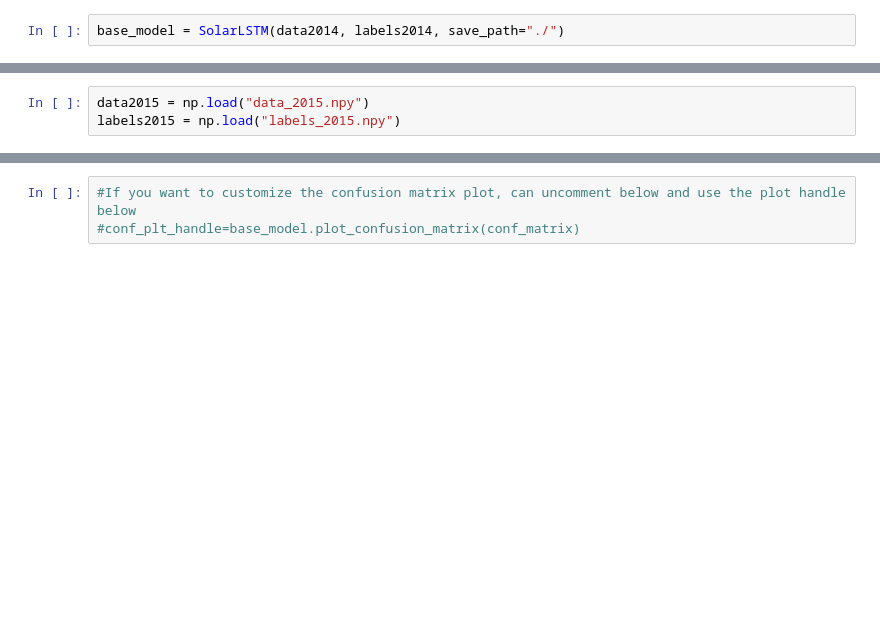
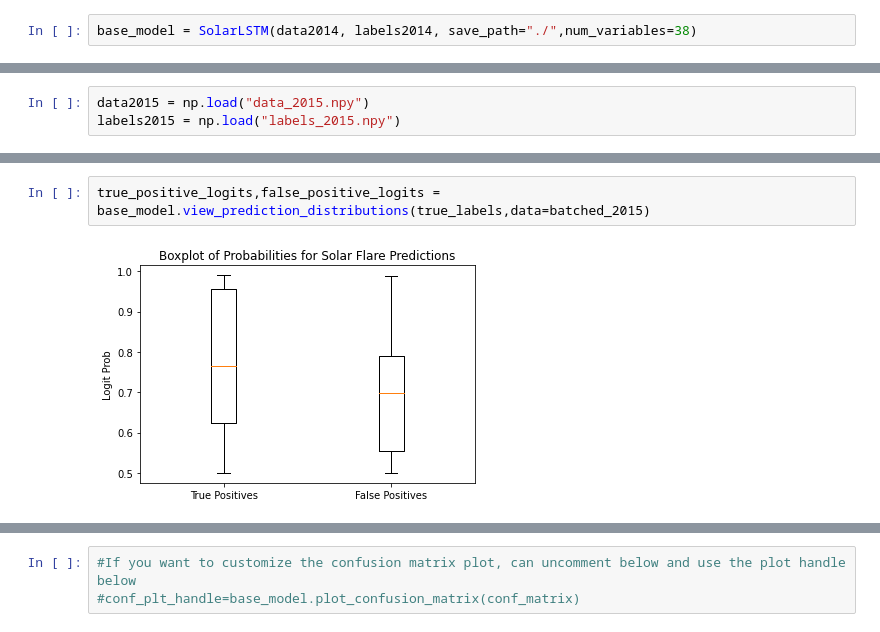
Before and after one commit to kbarbre/DS6050-SolarFlarePrediction, a Jupyter notebook: ColabNotebook_ModelPipeline.ipynb, the cells around one changed output, grey strips where cells are left out. Drawn from its saved outputs; the diff is of its cells as text; blank space fills up the shorter version.

Commit message:
Updates for using a prediction cutoff value

```diff
--- a/ColabNotebook_ModelPipeline.ipynb
+++ b/ColabNotebook_ModelPipeline.ipynb
@@ -93,7 +94,7 @@ labels2014 = np.load("labels_2014.npy")
 # adjusted_data = data2014[:data2014.shape[0]-18, :, :]
 # adjusted_labels = labels2014[:labels2014.shape[0]-18, :, :]
 # %%
-base_model = SolarLSTM(data2014, labels2014, save_path="./")
+base_model = SolarLSTM(data2014, labels2014, save_path="./",num_variables=38)
 # %%
 base_model.build_model()
 # %%
@@ -166,0 +156,4 @@ conf_matrix = base_model.predict_conf_matrix(batched_2015,true_labels,make_plots
+# %%
+true_positive_logits,false_positive_logits = base_model.view_prediction_distributions(true_labels,data=batched_2015)
+# %% [output]
+[figure, added]
```
Also changed, not shown: parts of 8 cells of this notebook, 1 other file.
